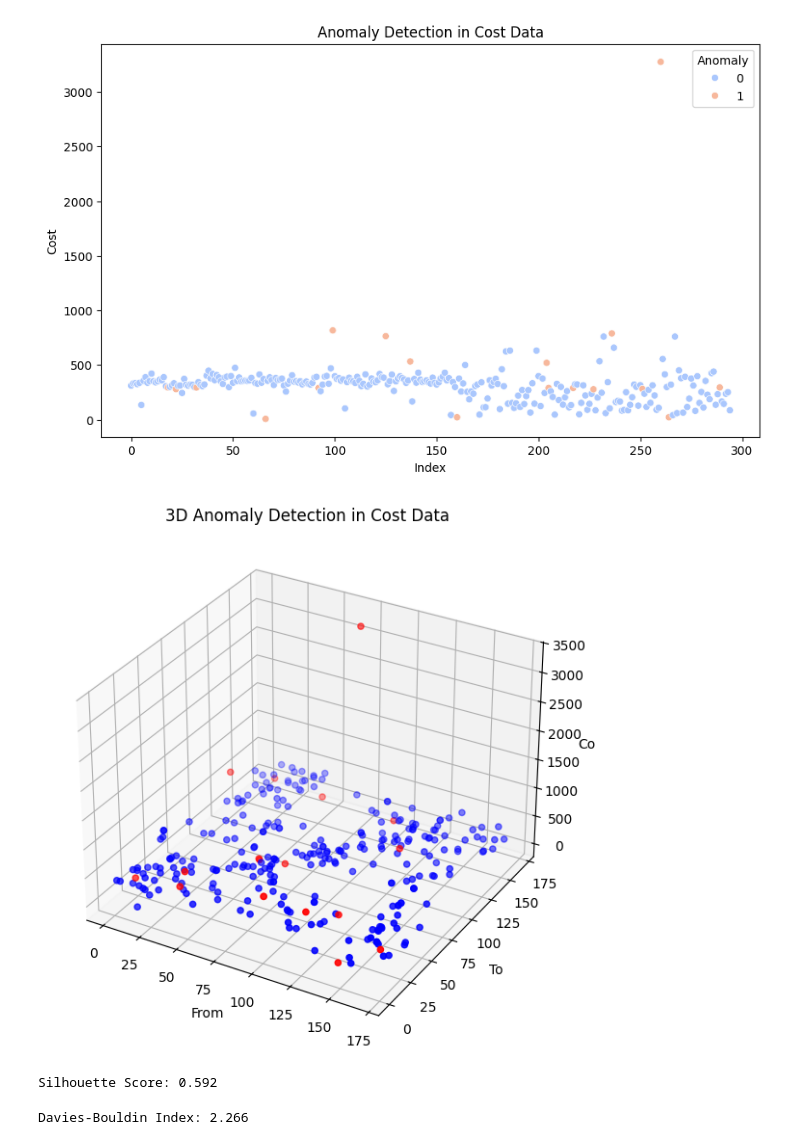
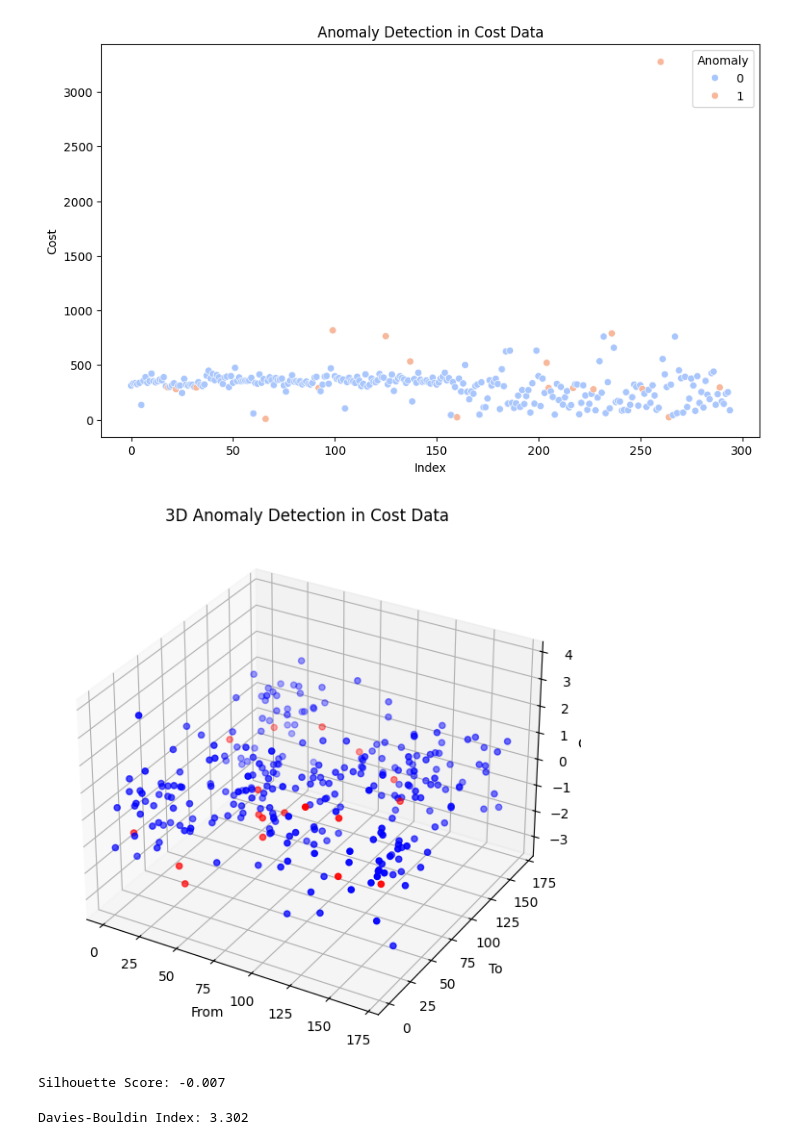
Before and after one commit to allelbhagya/roadsense, a Jupyter notebook: models/one-svm/PEMS08.ipynb, the cells around one changed output. Drawn from its saved outputs; the diff is of its cells as text; code cells hidden in the pictures.

```diff
--- a/models/one-svm/PEMS08.ipynb
+++ b/models/one-svm/PEMS08.ipynb
@@ -35,39 +35,38 @@ print(df)
 # %%
 plt.figure(figsize=(10, 6))
 sns.scatterplot(data=df, x=df.index, y='cost', hue='Anomaly', palette='coolwarm', marker='o')
 plt.xlabel('Index')
 plt.ylabel('Cost')
 plt.title('Anomaly Detection in Cost Data')
 plt.show()
 
-# Add a synthetic feature for demonstration
 np.random.seed(42)
-df['feature_2'] = np.random.normal(size=len(df))
+df['cost'] = np.random.normal(size=len(df))
 
 # 3D plot
 fig = plt.figure(figsize=(10, 7))
 ax = fig.add_subplot(111, projection='3d')
 
 # Scatter plot
 colors = df['Anomaly'].apply(lambda x: 'red' if x == 1 else 'blue')
 sc = ax.scatter(df['from'], df['to'], df['cost'], c=colors, marker='o')
 
 ax.set_xlabel('From')
 ax.set_ylabel('To')
 ax.set_zlabel('Cost')
 ax.set_title('3D Anomaly Detection in Cost Data')
 
 plt.show()
 # %% [output]
 [figure]
-[figure, old version]
+[figure, new version]
 # %%
 from sklearn.metrics import silhouette_score
 
 silhouette_avg = silhouette_score(df[['cost']], df['Anomaly'])
 print(f'Silhouette Score: {silhouette_avg:.3f}')
 # %% [output]
-Silhouette Score: 0.592
+Silhouette Score: -0.007
 # %%
 from sklearn.metrics import davies_bouldin_score
 
@@ -75,4 +74,4 @@ dbi = davies_bouldin_score(df[['cost']], df['Anomaly'])
 
 print(f'Davies-Bouldin Index: {dbi:.3f}')
 # %% [output]
-Davies-Bouldin Index: 2.266
+Davies-Bouldin Index: 3.302
```
Also changed, not shown: 3 other files.
